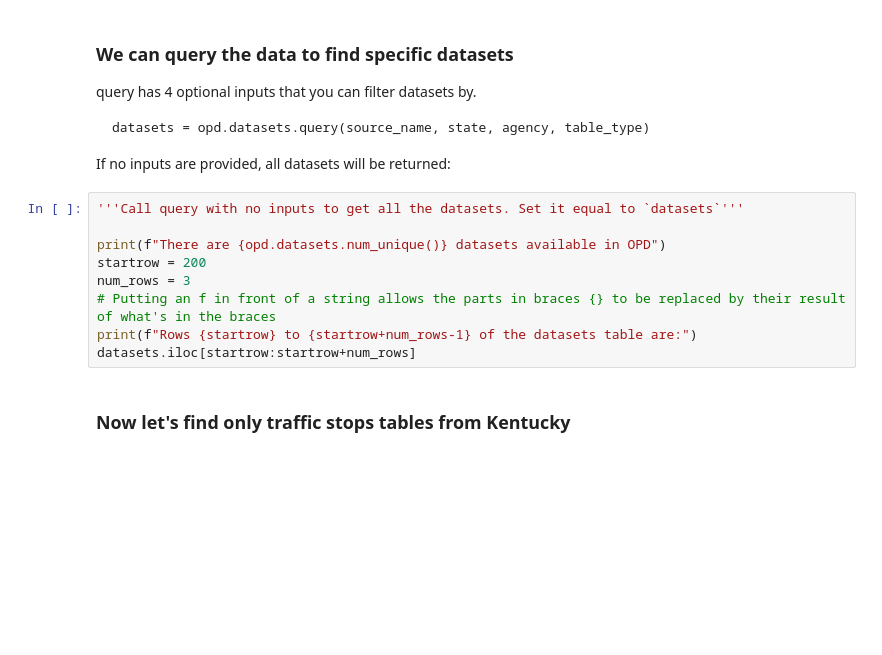
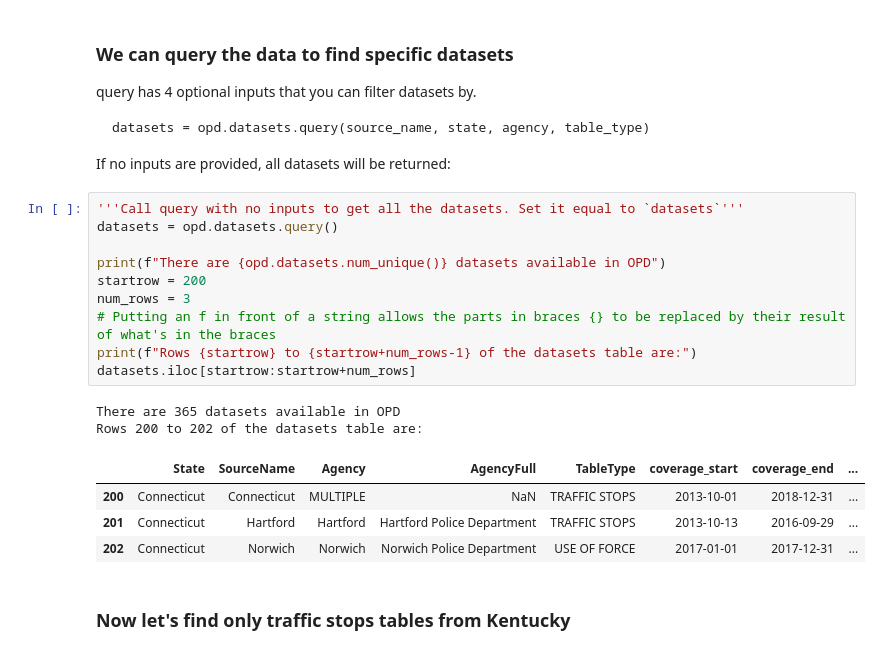
Before and after one commit to openpolicedata/opd-examples, a Jupyter notebook: presentations/IRE23/ire23_finding_the_story_police_stop_date.ipynb, the cells around one changed output. Drawn from its saved outputs; the diff is of its cells as text; blank space fills up the shorter version.

```diff
--- a/presentations/IRE23/ire23_finding_the_story_police_stop_date.ipynb
+++ b/presentations/IRE23/ire23_finding_the_story_police_stop_date.ipynb
@@ -414,13 +433,21 @@ datasets = opd.datasets.query(source_name, state, agency, table_type)
 If no inputs are provided, all datasets will be returned:
 # %%
 '''Call query with no inputs to get all the datasets. Set it equal to `datasets`'''
+datasets = opd.datasets.query()
 
 print(f"There are {opd.datasets.num_unique()} datasets available in OPD")
 startrow = 200
 num_rows = 3
 # Putting an f in front of a string allows the parts in braces {} to be replaced by their result of what's in the braces
 print(f"Rows {startrow} to {startrow+num_rows-1} of the datasets table are:")
 datasets.iloc[startrow:startrow+num_rows]
+# %% [output]
+There are 365 datasets available in OPD
+Rows 200 to 202 of the datasets table are:
+|  | State | SourceName | Agency | AgencyFull | TableType | coverage_start | coverage_end | ... |
+| 200 | Connecticut | Connecticut | MULTIPLE | NaN | TRAFFIC STOPS | 2013-10-01 | 2018-12-31 | ... |
+| 201 | Connecticut | Hartford | Hartford | Hartford Police Department | TRAFFIC STOPS | 2013-10-13 | 2016-09-29 | ... |
+| 202 | Connecticut | Norwich | Norwich | Norwich Police Department | USE OF FORCE | 2017-01-01 | 2017-12-31 | ... |
 # %% [markdown]
 ### Now let's find only traffic stops tables from Kentucky
 # %%
```
Also changed, not shown: parts of 6 cells of this notebook.
